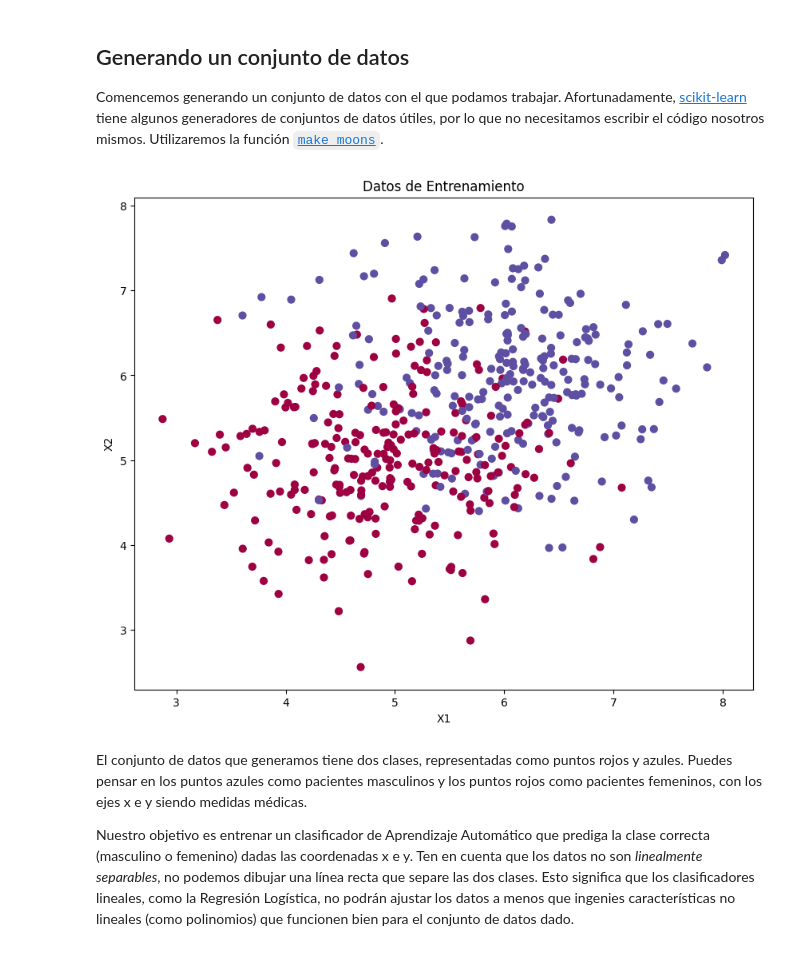
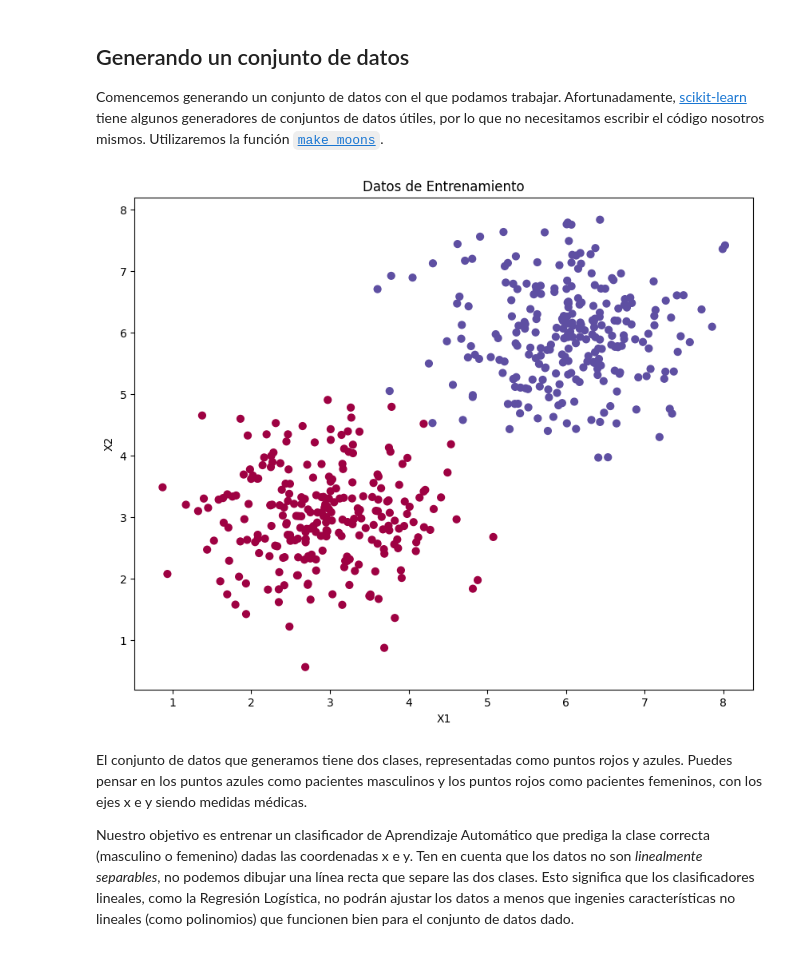
Before and after one commit to AlvaroMF02/SAA, a Jupyter notebook: RedesNeuronales/nubePnts2.ipynb, the cells around one changed output. Drawn from its saved outputs; the diff is of its cells as text; code cells hidden in the pictures.

```diff
--- a/RedesNeuronales/nubePnts2.ipynb
+++ b/RedesNeuronales/nubePnts2.ipynb
@@ -33,26 +33,26 @@ Comencemos generando un conjunto de datos con el que podamos trabajar. Afortunad
 # %%
 import numpy as np
 import matplotlib.pyplot as plt
 from sklearn.datasets import make_blobs
 from sklearn.model_selection import train_test_split
 
 # Semilla para reproducibilidad
 np.random.seed(0)
 
 # Generar las dos nubes de puntos con make_blobs
-X, y = make_blobs(n_samples=1000, centers=[[5, 5], [6, 6]], cluster_std=0.8, random_state=0)
+X, y = make_blobs(n_samples=1000, centers=[[3, 3], [6, 6]], cluster_std=0.8, random_state=0)
 
 # Dividir en conjuntos de entrenamiento y prueba
 X_train, X_test, y_train, y_test = train_test_split(X, y, test_size=0.5, random_state=42)
 
 # Graficar los datos de entrenamiento
 plt.scatter(X_train[:, 0], X_train[:, 1], s=40, c=y_train, cmap=plt.cm.Spectral)
 plt.title('Datos de Entrenamiento')
 plt.xlabel('X1')
 plt.ylabel('X2')
 plt.show()
 # %% [output]
-[figure, old version]
+[figure, new version]
 # %% [markdown]
 El conjunto de datos que generamos tiene dos clases, representadas como puntos rojos y azules. Puedes pensar en los puntos azules como pacientes masculinos y los puntos rojos como pacientes femeninos, con los ejes x e y siendo medidas médicas.
 
```
Also changed, not shown: parts of 1 cell of this notebook, 8 other files.
